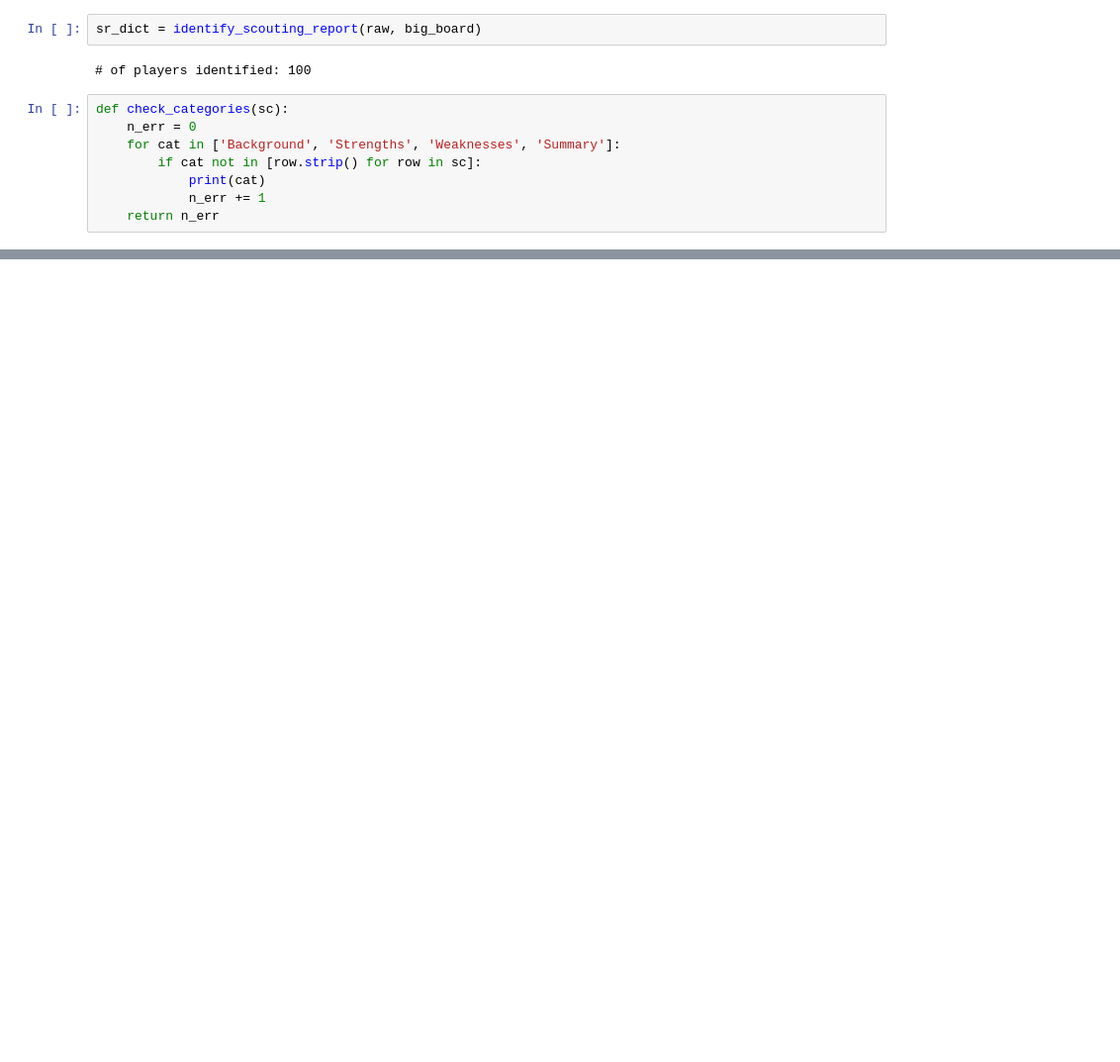
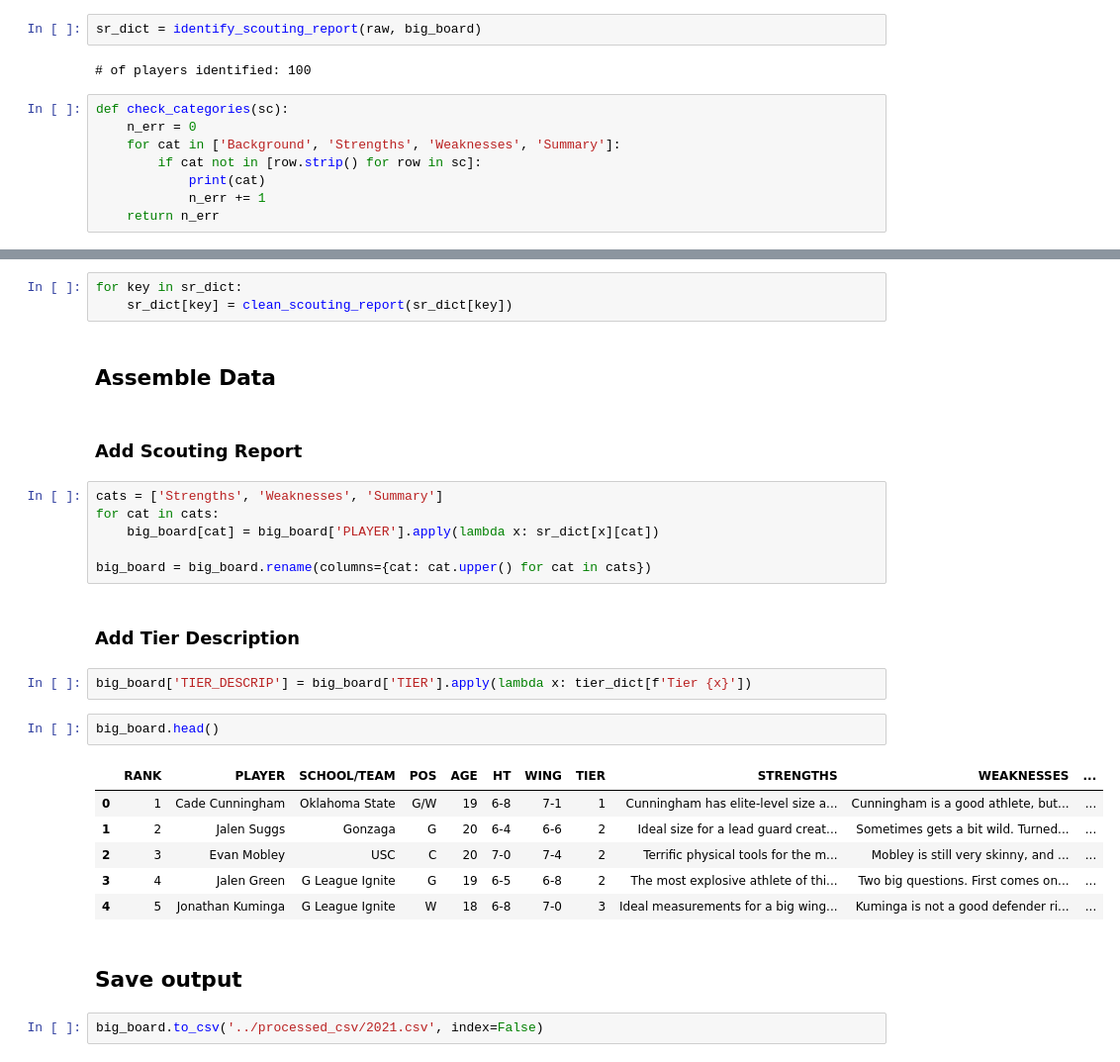
Before and after one commit to xulianrenzoku/decode-vecenie, a Jupyter notebook: data_processors/process_data_2021.ipynb, the cells around one changed output, grey strips where cells are left out. Shown at 99% size. Cells and saved outputs as stored; diff of their text form; blank space fills up the shorter version.

```diff
--- a/data_processors/process_data_2021.ipynb
+++ b/data_processors/process_data_2021.ipynb
@@ -230,0 +308,30 @@ Amar Sylla
+# %%
+for key in sr_dict:
+    sr_dict[key] = clean_scouting_report(sr_dict[key])
+# %% [markdown]
+## Assemble Data
+# %% [markdown]
+### Add Scouting Report
+# %%
+cats = ['Strengths', 'Weaknesses', 'Summary']
+for cat in cats:
+    big_board[cat] = big_board['PLAYER'].apply(lambda x: sr_dict[x][cat])
+
+big_board = big_board.rename(columns={cat: cat.upper() for cat in cats})
+# %% [markdown]
+### Add Tier Description
+# %%
+big_board['TIER_DESCRIP'] = big_board['TIER'].apply(lambda x: tier_dict[f'Tier {x}'])
+# %%
+big_board.head()
+# %% [output]
+|  | RANK | PLAYER | SCHOOL/TEAM | POS | AGE | HT | WING | TIER | STRENGTHS | WEAKNESSES | ... |
+| 0 | 1 | Cade Cunningham | Oklahoma State | G/W | 19 | 6-8 | 7-1 | 1 | Cunningham has elite-level size a... | Cunningham is a good athlete, but... | ... |
+| 1 | 2 | Jalen Suggs | Gonzaga | G | 20 | 6-4 | 6-6 | 2 | Ideal size for a lead guard creat... | Sometimes gets a bit wild. Turned... | ... |
+| 2 | 3 | Evan Mobley | USC | C | 20 | 7-0 | 7-4 | 2 | Terrific physical tools for the m... | Mobley is still very skinny, and ... | ... |
+| 3 | 4 | Jalen Green | G League Ignite | G | 19 | 6-5 | 6-8 | 2 | The most explosive athlete of thi... | Two big questions. First comes on... | ... |
+| 4 | 5 | Jonathan Kuminga | G League Ignite | W | 18 | 6-8 | 7-0 | 3 | Ideal measurements for a big wing... | Kuminga is not a good defender ri... | ... |
+# %% [markdown]
+## Save output
+# %%
+big_board.to_csv('../processed_csv/2021.csv', index=False)
```
Also changed, not shown: parts of 9 cells of this notebook.
